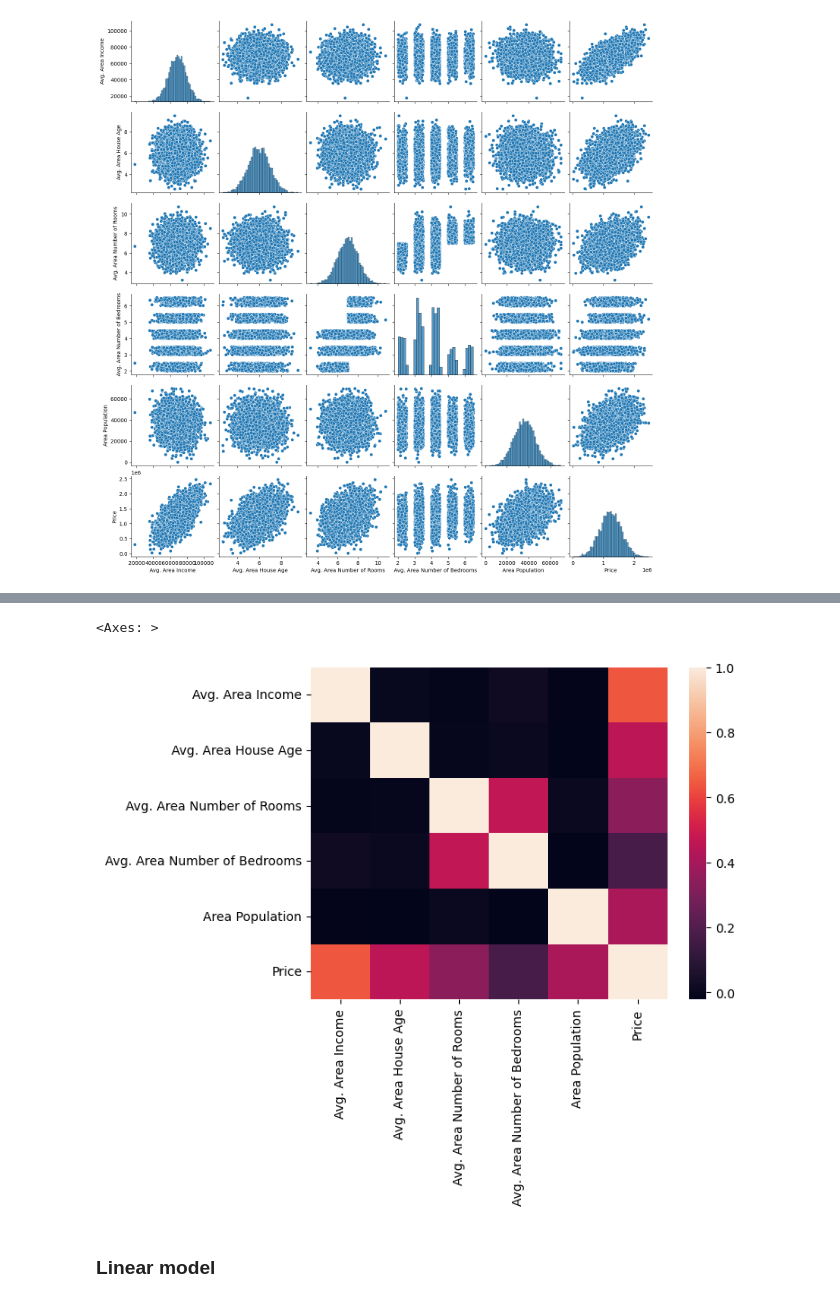
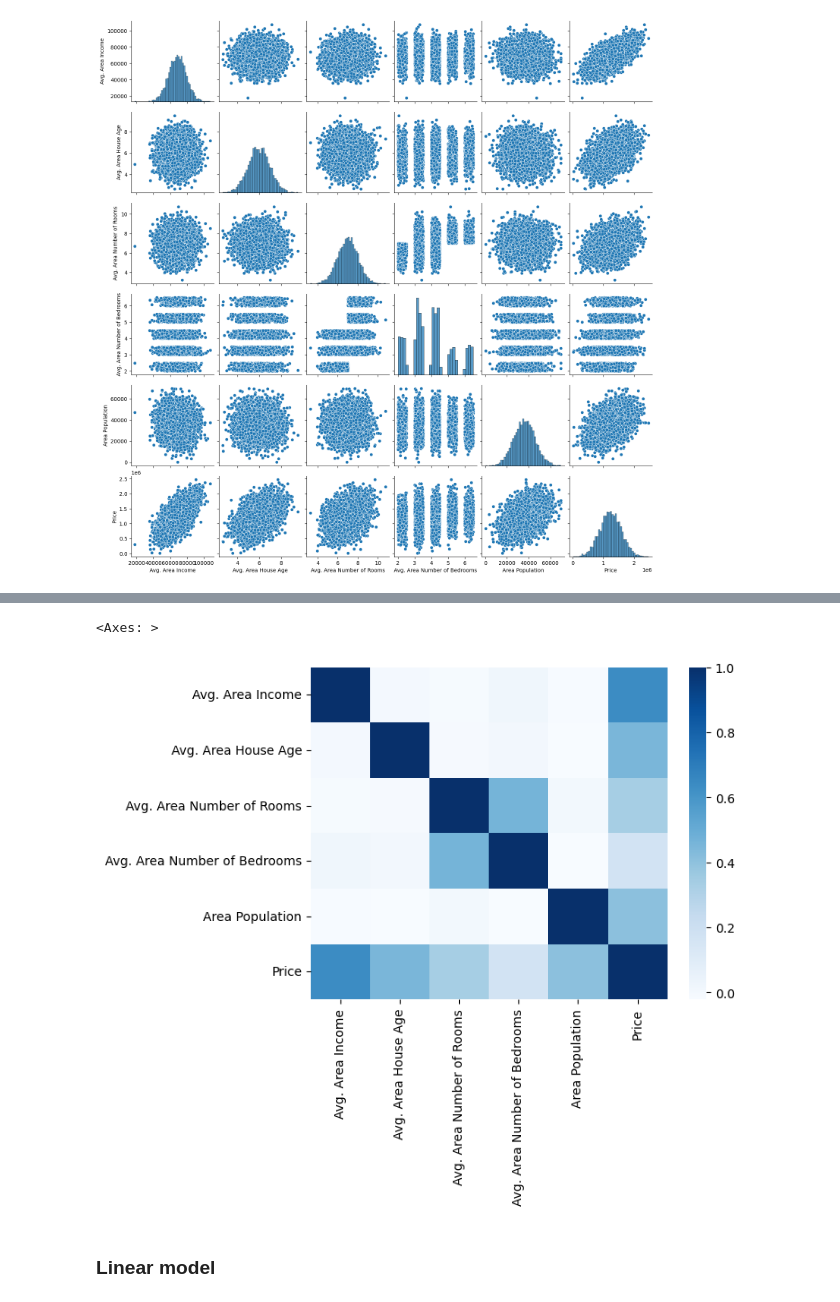
Before and after one commit to harikrishnad1997/Python-Training-experiments, a Jupyter notebook: 03-Regression-model-basics.ipynb, the cells around one changed output, grey strips where cells are left out. Saved outputs shown, nothing was run; the diff lists cells and outputs as text; code cells hidden in the pictures.

```diff
--- a/03-Regression-model-basics.ipynb
+++ b/03-Regression-model-basics.ipynb
@@ -41,8 +51,8 @@ sns.pairplot(USAhousing)
 # %%
-sns.heatmap(USAhousing.corr())
+sns.heatmap(USAhousing.corr(),cmap="Blues")
 # %% [output]
 <Axes: >
-[figure, old version]
+[figure, new version]
 # %% [markdown]
 ### Linear model
 # %%
```
Also changed, not shown: parts of 1 cell of this notebook.
